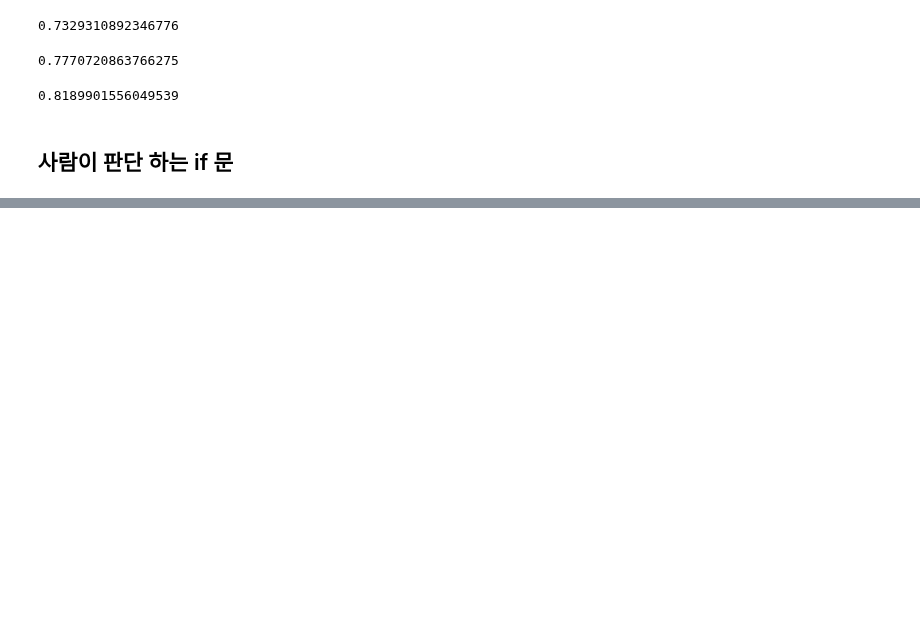
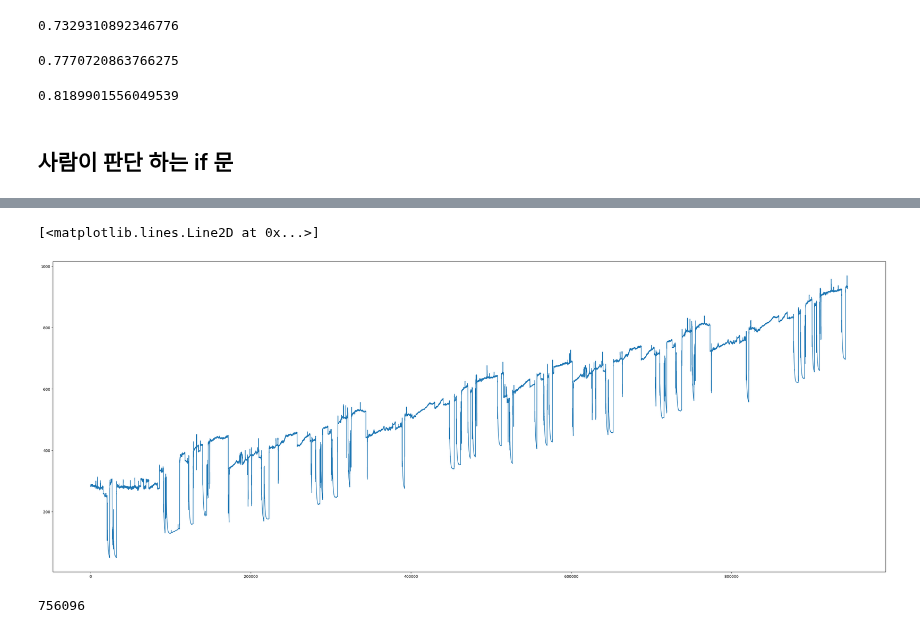
Before and after one commit to ksh914/hanhwa, a Jupyter notebook: 10_31_2.ipynb, the cells around one changed output, grey strips where cells are left out. Saved outputs shown, nothing was run; the diff lists cells and outputs as text; code cells hidden in the pictures; blank space fills up the shorter version.

```diff
--- a/10_31_2.ipynb
+++ b/10_31_2.ipynb
@@ -413,0 +1523,14 @@ df = tmp
+# %%
+df_temp_all = pd.concat([df_1_tmp, df_2_tmp], axis = 0)
+df_temp_all = pd.concat([df_temp_all, df_3_tmp], axis = 0)
+df_temp_all = pd.concat([df_temp_all, df_4_tmp], axis = 0)
+df_temp_all = pd.concat([df_temp_all, df_5_tmp], axis = 0)
+df_temp_all = pd.concat([df_temp_all, df_6_tmp], axis = 0)
+df_temp_all = pd.concat([df_temp_all, df_7_tmp], axis = 0)
+df_temp_all = pd.concat([df_temp_all, df_8_tmp], axis = 0)
+df_temp_all = pd.concat([df_temp_all, df_9_tmp], axis = 0)
+df_temp_all = pd.concat([df_temp_all, df_10_tmp], axis = 0)
+df_temp_all = pd.concat([df_temp_all, df_11_tmp], axis = 0)
+
+df_temp_all = df_temp_all.reset_index().drop(columns = ['date', 'index'])
+df_temp_all
@@ -413,0 +1551,6 @@ df = tmp
+# %%
+plt.figure(figsize=(40,15))
+plt.plot(range(len(df_temp_all)), df_temp_all['TEMP'])
+# %% [output]
+[<matplotlib.lines.Line2D at 0x...>]
+[figure, added]
@@ -413,0 +1603,4 @@ df = tmp
+# %%
+len(data_train)
+# %% [output]
+756096
```
Also changed, not shown: parts of 57 cells of this notebook.
